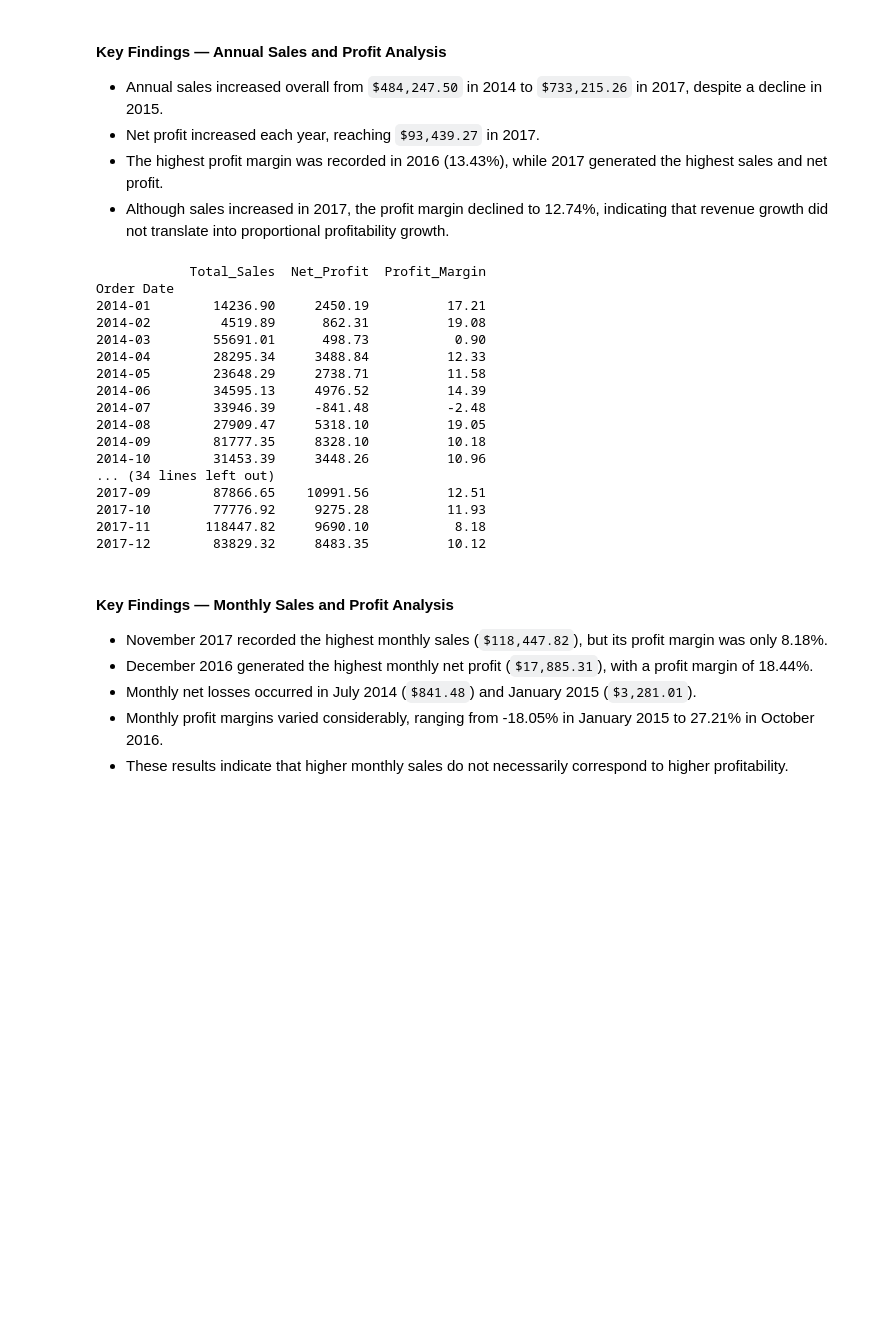
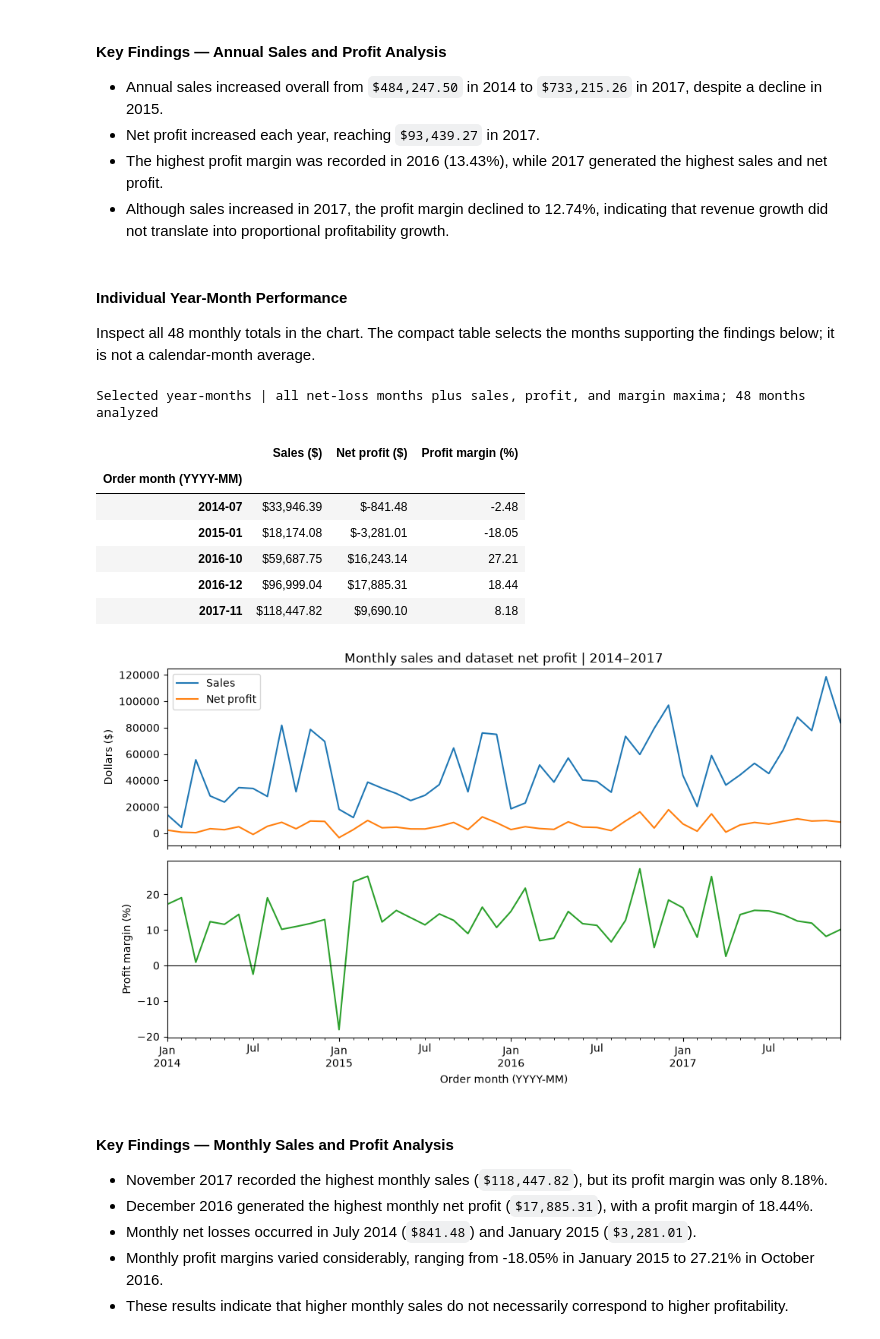
Before and after one commit to yasin-demir/ai-sales-analyst, a Jupyter notebook: notebooks/01_sales_eda.ipynb, the cells around one changed output. Cells and saved outputs as stored; diff of their text form; code cells hidden in the pictures; blank space fills up the shorter version.

```diff
--- a/notebooks/01_sales_eda.ipynb
+++ b/notebooks/01_sales_eda.ipynb
@@ -875,38 +758,42 @@ Order Date
 - Net profit increased each year, reaching `$93,439.27` in 2017.
 - The highest profit margin was recorded in 2016 (13.43%), while 2017 generated the highest sales and net profit.
 - Although sales increased in 2017, the profit margin declined to 12.74%, indicating that revenue growth did not translate into proportional profitability growth.
+# %% [markdown]
+#### Individual Year-Month Performance
+
+Inspect all 48 monthly totals in the chart. The compact table selects the months supporting the findings below; it is not a calendar-month average.
 # %%
+monthly_performance = df.groupby(df['Order Date'].dt.to_period('M')).agg(
+    Total_Sales=('Sales', 'sum'), Net_Profit=('Profit', 'sum'))
+monthly_performance['Profit_Margin'] = monthly_performance['Net_Profit'] / monthly_performance['Total_Sales'] * 100
+monthly_performance.index.name = 'Order month (YYYY-MM)'
+assert len(monthly_performance) == 48, 'Expected complete four-year monthly coverage.'
 
-monthly_performance = (
-    df.groupby(df["Order Date"].dt.to_period("M"))
-    .agg(
-        Total_Sales=("Sales", "sum"),
-        Net_Profit=("Profit", "sum")
-    )
-)
+# Show only months needed to support the findings; keep all 48 months in the table above.
+highlight_months = monthly_performance.loc[
+    monthly_performance['Net_Profit'].lt(0)
+    | (monthly_performance.index == monthly_performance['Total_Sales'].idxmax())
+    | (monthly_performance.index == monthly_performance['Net_Profit'].idxmax())
+    | (monthly_performance.index == monthly_performance['Profit_Margin'].idxmax())
+]
+show_table(highlight_months, 'Selected year-months | all net-loss months plus sales, profit, and margin maxima; 48 months analyzed')
 
-monthly_performance["Profit_Margin"] = (
-    monthly_performance["Net_Profit"]
-    / monthly_performance["Total_Sales"]
-) * 100
-
-print(monthly_performance.round(2))
+fig, axes = plt.subplots(2, 1, figsize=(10, 6), sharex=True)
+monthly_performance[['Total_Sales', 'Net_Profit']].rename(columns={'Total_Sales': 'Sales', 'Net_Profit': 'Net profit'}).plot(ax=axes[0])
+axes[0].set(title='Monthly sales and dataset net profit | 2014–2017', ylabel='Dollars ($)')
+monthly_performance['Profit_Margin'].plot(ax=axes[1], color='tab:green')
+axes[1].axhline(0, color='black', linewidth=0.8)
+axes[1].set(ylabel='Profit margin (%)', xlabel='Order month (YYYY-MM)')
+fig.tight_layout()
+plt.show()
 # %% [output]
-            Total_Sales  Net_Profit  Profit_Margin
-Order Date
-2014-01        14236.90     2450.19          17.21
-2014-02         4519.89      862.31          19.08
-2014-03        55691.01      498.73           0.90
-2014-04        28295.34     3488.84          12.33
-2014-05        23648.29     2738.71          11.58
-2014-06        34595.13     4976.52          14.39
-2014-07        33946.39     -841.48          -2.48
-2014-08        27909.47     5318.10          19.05
-2014-09        81777.35     8328.10          10.18
-2014-10        31453.39     3448.26          10.96
-... (34 lines left out)
-2017-09        87866.65    10991.56          12.51
-2017-10        77776.92     9275.28          11.93
-2017-11       118447.82     9690.10           8.18
-2017-12        83829.32     8483.35          10.12
+Selected year-months | all net-loss months plus sales, profit, and margin maxima; 48 months analyzed
+|  | Sales ($) | Net profit ($) | Profit margin (%) |
+| Order month (YYYY-MM) |  |  |  |
+| 2014-07 | $33,946.39 | $-841.48 | -2.48 |
+| 2015-01 | $18,174.08 | $-3,281.01 | -18.05 |
+| 2016-10 | $59,687.75 | $16,243.14 | 27.21 |
+| 2016-12 | $96,999.04 | $17,885.31 | 18.44 |
+| 2017-11 | $118,447.82 | $9,690.10 | 8.18 |
+[figure, added]
 # %% [markdown]
```
Also changed, not shown: parts of 108 cells of this notebook.
